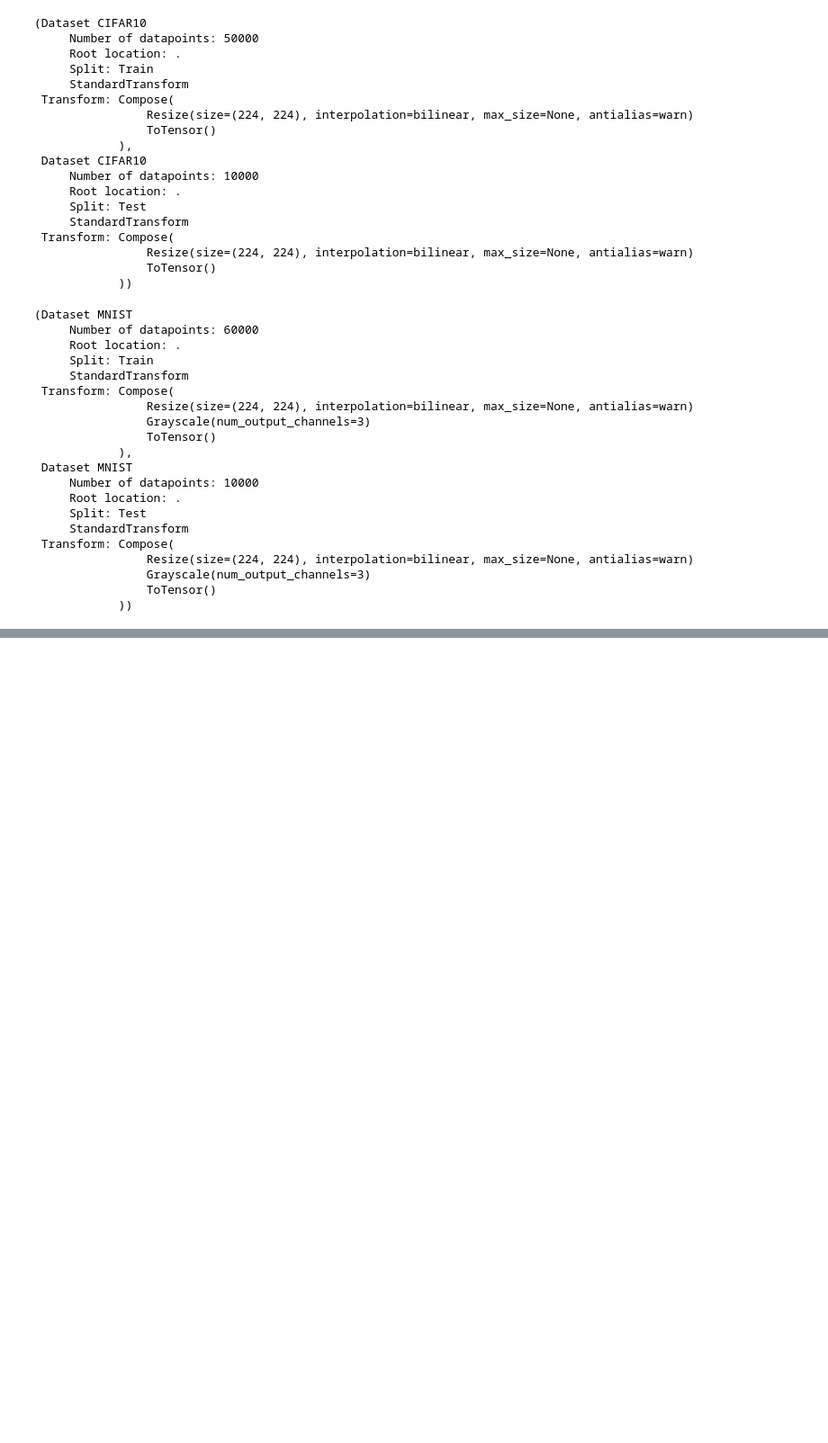
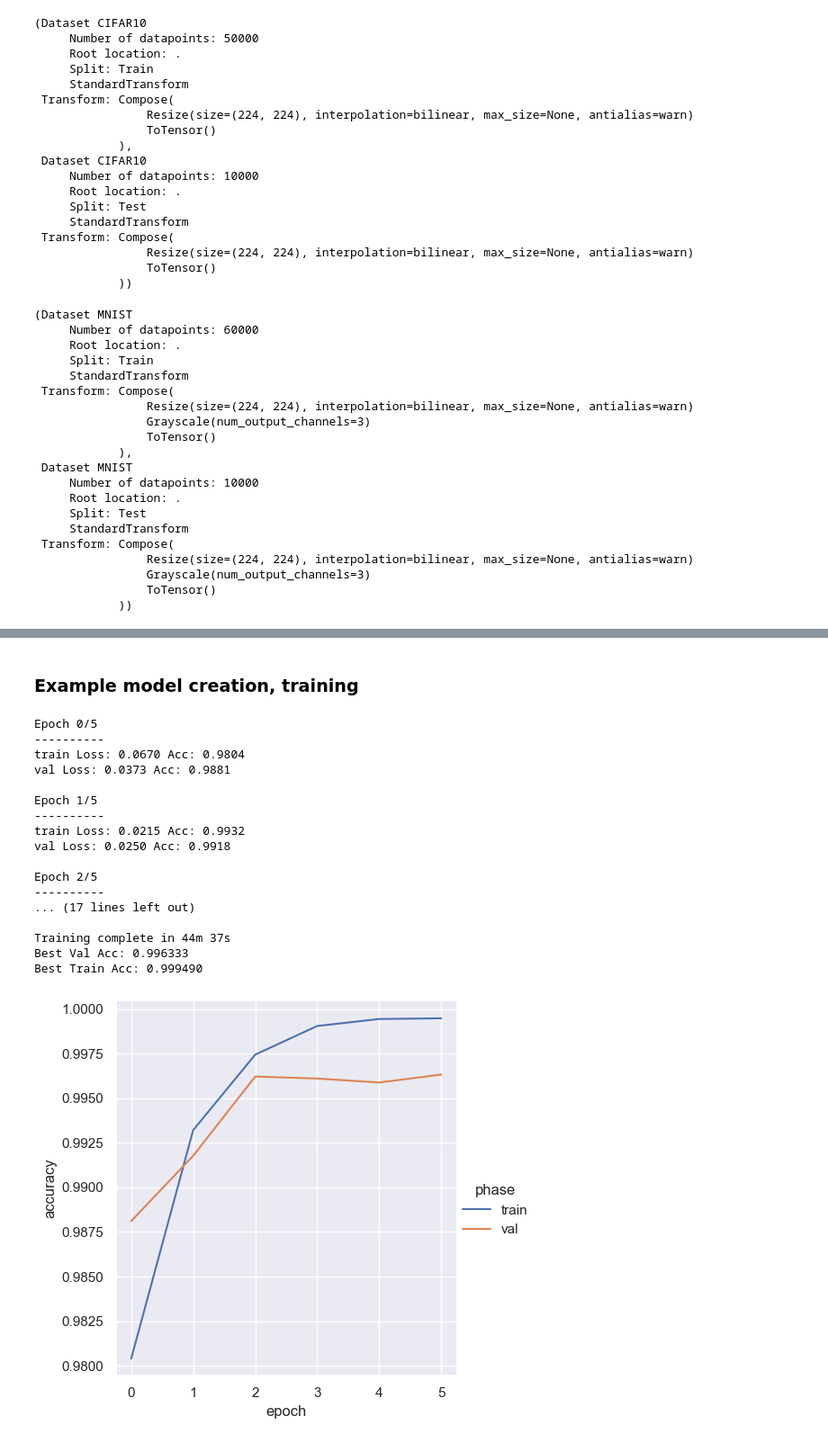
Before and after one commit to paulmjojy/DeepLearningFinalProj, a Jupyter notebook: Final.ipynb, the cells around one changed output, grey strips where cells are left out. Shown: that part at 90% size. Cells and saved outputs as stored; diff of their text form; code cells hidden in the pictures; blank space fills up the shorter version.

```diff
--- a/Final.ipynb
+++ b/Final.ipynb
@@ -82,0 +199,18 @@ mnist
+# %%
+#Add early stop class, inspired by https://stackoverflow.com/questions/71998978/early-stopping-in-pytorch
+class EarlyStopper:
+    def __init__(self, patience=1, min_delta=0):
+        self.patience = patience
+        self.min_delta = min_delta
+        self.counter = 0
+        self.min_validation_loss = np.inf
+
+    def early_stop(self, validation_loss):
+        if validation_loss < self.min_validation_loss:
+            self.min_validation_loss = validation_loss
+            self.counter = 0
+        elif validation_loss > (self.min_validation_loss + self.min_delta):
+            self.counter += 1
+            if self.counter >= self.patience:
+                return True
+        return False
@@ -82,0 +312,48 @@ mnist
+# %%
+def create_resnet(numClasses):
+    #Create base ResNet model
+    model_temp = models.resnet18(weights=models.ResNet18_Weights.DEFAULT)
+    num_fts_temp = model_temp.fc.in_features
+    model_temp.fc = torch.nn.Linear(num_fts_temp, numClasses)
+
+    #Define loss functions, optimizer and scheduler
+    criterion_temp = torch.nn.CrossEntropyLoss()
+    optimizer_temp = torch.optim.Adam(model_temp.parameters(), lr=LEARNING_RATE)
+    exp_lr_scheduler = torch.optim.lr_scheduler.StepLR(optimizer_temp, step_size=LR_STEP_SIZE_DECAY, gamma=LR_GAMMA)
+
+    return model_temp, {'criterion':criterion_temp, 'optimizer':optimizer_temp, 'scheduler':exp_lr_scheduler}
+# %% [markdown]
+### Example model creation, training
+# %%
+#Create model for dataset
+resNet_mnist, resNet_mnist_dict = create_resnet(numClassesMnist)
+
+#Load or train model
+if(loadModels):
+    resNet_mnist.load_state_dict(torch.load(modelFolderPath + 'model_resnet_mnist.pth'))
+else:
+    resNet_mnist, metrics_resNet_mnist = train_model(resNet_mnist, resNet_mnist_dict, dataloaders_mnist, EPOCHS)
+    sns.relplot(data=metrics_resNet_mnist, kind="line", x="epoch", y="accuracy", hue="phase",)
+
+#Save model if needed
+if(saveModels):
+    torch.save(resNet_mnist.state_dict(), modelFolderPath + 'model_resnet_mnist.pth')
+# %% [output]
+Epoch 0/5
+----------
+train Loss: 0.0670 Acc: 0.9804
+val Loss: 0.0373 Acc: 0.9881
+
+Epoch 1/5
+----------
+train Loss: 0.0215 Acc: 0.9932
+val Loss: 0.0250 Acc: 0.9918
+
+Epoch 2/5
+----------
+... (17 lines left out)
+
+Training complete in 44m 37s
+Best Val Acc: 0.996333
+Best Train Acc: 0.999490
+[figure, added]
```
Also changed, not shown: parts of 30 cells of this notebook.
